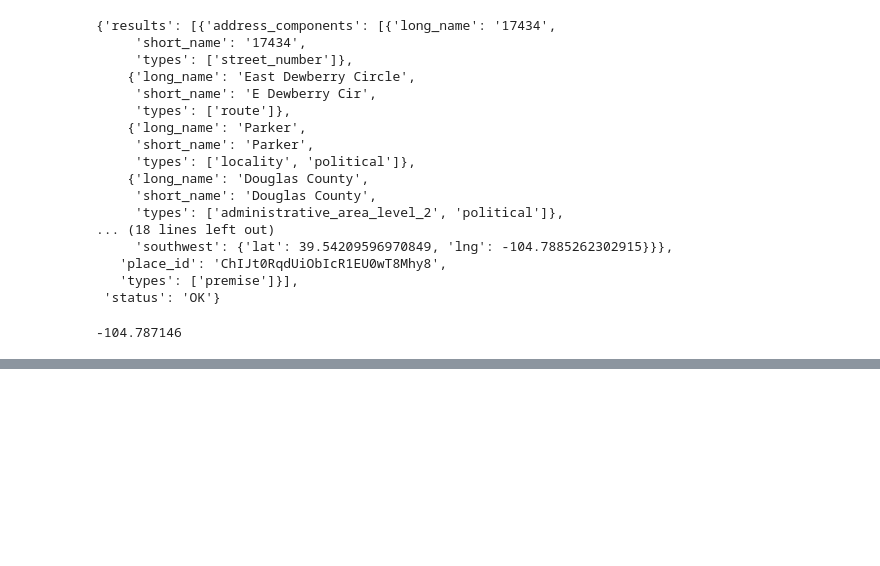
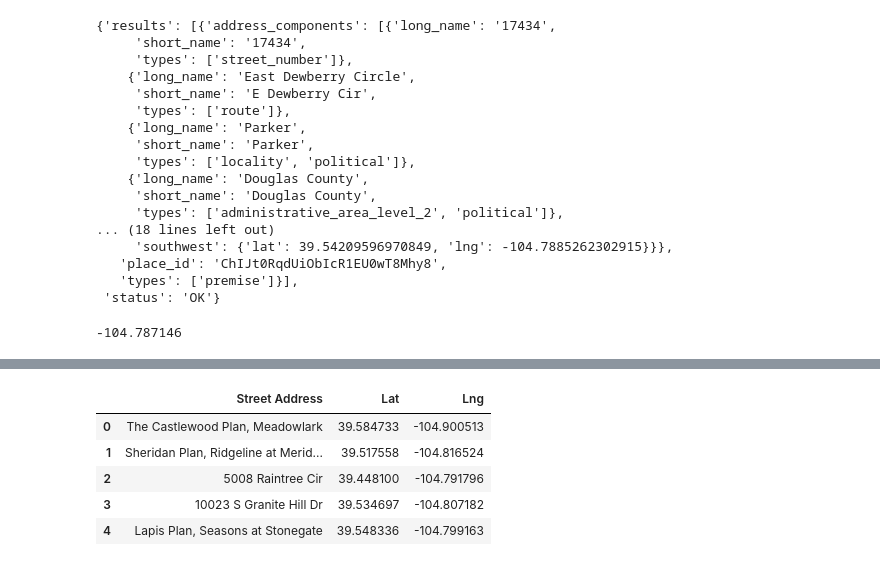
Before and after one commit to JenBroz/ETL_Project, a Jupyter notebook: notebook/co_realestate_map.ipynb, the cells around one changed output, grey strips where cells are left out. Cells and saved outputs as stored; diff of their text form; code cells hidden in the pictures; blank space fills up the shorter version.

Commit message:
uploaded geocodes

```diff
--- a/notebook/co_realestate_map.ipynb
+++ b/notebook/co_realestate_map.ipynb
@@ -62,22 +72,22 @@ TypeError: 'list' object is not callable
 # %%
 # lat.append(response['coord']['lat'])
 # lng.append(response['coord']['lon'])
-lat=[]
-lng=[]
-street=[]
+Lat=[]
+Lng=[]
+Street_Address=[]
 count=1
 
 for address in SA:
     try:
-        request = (f'https://maps.googleapis.com/maps/api/geocode/json?{address}&key={g_key}')
+        request = (f'https://maps.googleapis.com/maps/api/geocode/json?address={address}&key={g_key}')
         response= requests.get(request).json()
         print(f'retrieving result {count} from: {address}')
-        lat.append(response['results'][0]['geometry']['location']['lat'])
-        lng.append(response['results'][0]['geometry']['location']['lng'])
-        street.append(address)
-        count == 1
+        Lat.append(response['results'][0]['geometry']['location']['lat'])
+        Lng.append(response['results'][0]['geometry']['location']['lng'])
+        Street_Address.append(address)
+        count = count + 1
     except:
         print('error retrieving coordinates skipping')
-        count == 1
-    print('complete')
+        count = count + 1
+print('complete')
 # %% [output]
@@ -84,0 +111,15 @@ NameError: name 'Lat' is not defined
+# %%
+co_geo = pd.DataFrame(
+    {'Street Address': Street_Address,
+     'Lat': Lat,
+     'Lng': Lng
+    })
+
+co_geo.head()
+# %% [output]
+|  | Street Address | Lat | Lng |
+| 0 | The Castlewood Plan, Meadowlark | 39.584733 | -104.900513 |
+| 1 | Sheridan Plan, Ridgeline at Merid... | 39.517558 | -104.816524 |
+| 2 | 5008 Raintree Cir | 39.448100 | -104.791796 |
+| 3 | 10023 S Granite Hill Dr | 39.534697 | -104.807182 |
+| 4 | Lapis Plan, Seasons at Stonegate | 39.548336 | -104.799163 |
```
Also changed, not shown: parts of 6 cells of this notebook, 1 other file.
